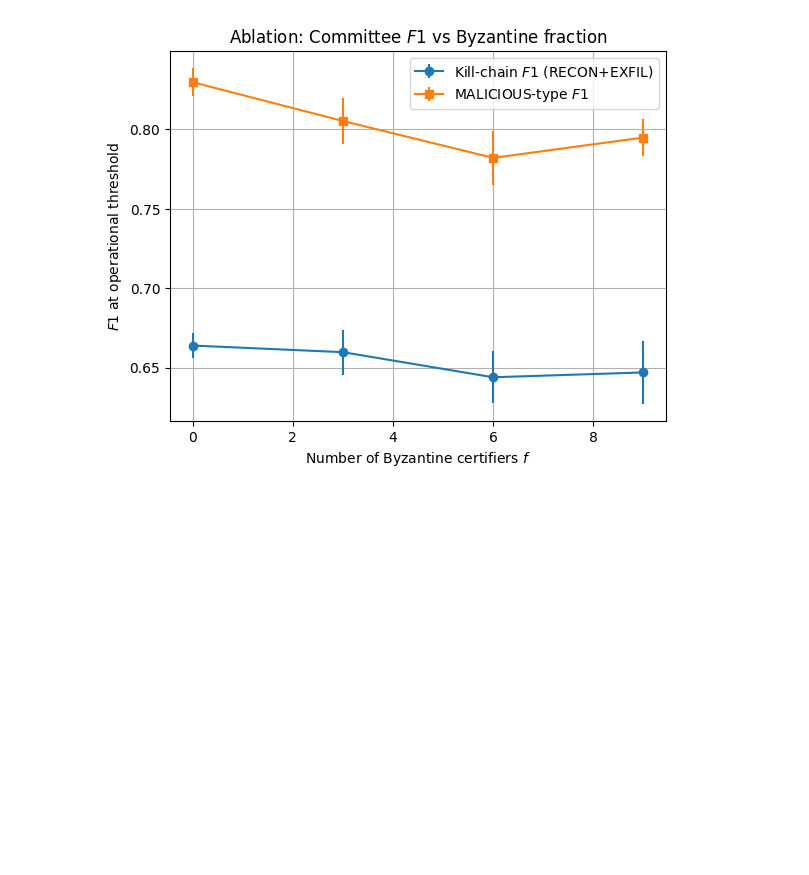
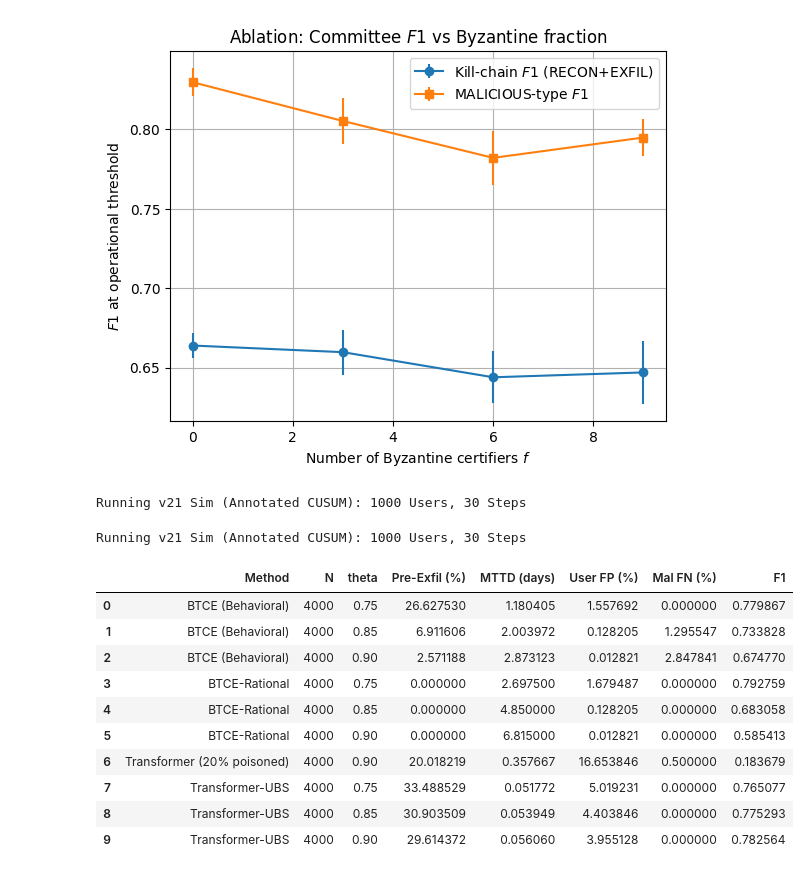
Before and after one commit to javedmshah/btce_insiderthreatmodel, a Jupyter notebook: project/deeper_sim_behavior.ipynb, the cells around one changed output. Saved outputs shown, nothing was run; the diff lists cells and outputs as text; code cells hidden in the pictures; blank space fills up the shorter version.

```diff
--- a/project/deeper_sim_behavior.ipynb
+++ b/project/deeper_sim_behavior.ipynb
@@ -2965,4 +2860,0 @@ plt.show()
-# %%
-for p in sparsities:
-    c = roc_curves[p]
-    print(f"pct_mal = {p:.2%} -> best F1 = {c['best_f1']:.3f} at thr ≈ {c['best_thr']:.3f}")
@@ -2989,0 +3527,64 @@ thr_results.groupby("threshold").mean()
+# %%
+# Example: match our usual CCS-ish setup
+N = 4000
+f = 3   # keep ≤ committee size
+PCT_MAL = .025
+HORIZON = 30
+device = "cuda" if torch.cuda.is_available() else "cpu"
+device
+# %%
+thresholds = ensure_iterable_thresholds((0.9))
+all_rows = []
+device = "cuda" if torch.cuda.is_available() else "cpu"
+
+rows, df_beh, df_rat = run_one(seed=1, N_users=N, ft=f,
+                thresholds=thresholds, poison_rate=.2,
+                n_bins=8, epochs=20, batch=64, device=device)
+
+
+all_rows.extend(rows)
+
+flat = []
+for method, N0, seed, mdict in all_rows:
+    flat.append({"Method": method, "N": N0, "seed": seed, **mdict})
+
+df = pd.DataFrame(flat)
+
+agg = (df.groupby(["Method","N","theta"], as_index=False)
+            .agg({
+                "Pre-Exfil (%)": "mean",
+                "MTTD (days)": "mean",
+                "User FP (%)": "mean",
+                "Mal FN (%)": "mean",
+                "F1": "mean"
+            }))
+
+display(agg.sort_values(["N","Method","theta"]))
+# %% [output]
+Running v21 Sim (Annotated CUSUM): 1000 Users, 30 Steps
+Running v21 Sim (Annotated CUSUM): 1000 Users, 30 Steps
+# %%
+
+# ----------------------------
+# 5) Run it
+# ----------------------------
+n_runs = 10
+raw_runs, table_mean, table_mean_std_numeric, table_mean_std_str = run_table(
+    N, (0.75,0.85,0.90), n_runs, f, poison_rate=0.20
+)
+# %%
+
+display(table_mean)           # old style
+display(table_mean_std_str)   # mean ± std strings for LaTeX
+# %% [output]
+|  | Method | N | theta | Pre-Exfil (%) | MTTD (days) | User FP (%) | Mal FN (%) | F1 |
+| 0 | BTCE (Behavioral) | 4000 | 0.75 | 26.627530 | 1.180405 | 1.557692 | 0.000000 | 0.779867 |
+| 1 | BTCE (Behavioral) | 4000 | 0.85 | 6.911606 | 2.003972 | 0.128205 | 1.295547 | 0.733828 |
+| 2 | BTCE (Behavioral) | 4000 | 0.90 | 2.571188 | 2.873123 | 0.012821 | 2.847841 | 0.674770 |
+| 3 | BTCE-Rational | 4000 | 0.75 | 0.000000 | 2.697500 | 1.679487 | 0.000000 | 0.792759 |
+| 4 | BTCE-Rational | 4000 | 0.85 | 0.000000 | 4.850000 | 0.128205 | 0.000000 | 0.683058 |
+| 5 | BTCE-Rational | 4000 | 0.90 | 0.000000 | 6.815000 | 0.012821 | 0.000000 | 0.585413 |
+| 6 | Transformer (20% poisoned) | 4000 | 0.90 | 20.018219 | 0.357667 | 16.653846 | 0.500000 | 0.183679 |
+| 7 | Transformer-UBS | 4000 | 0.75 | 33.488529 | 0.051772 | 5.019231 | 0.000000 | 0.765077 |
+| 8 | Transformer-UBS | 4000 | 0.85 | 30.903509 | 0.053949 | 4.403846 | 0.000000 | 0.775293 |
+| 9 | Transformer-UBS | 4000 | 0.90 | 29.614372 | 0.056060 | 3.955128 | 0.000000 | 0.782564 |
```
Also changed, not shown: parts of 24 cells of this notebook, 3 other files.
